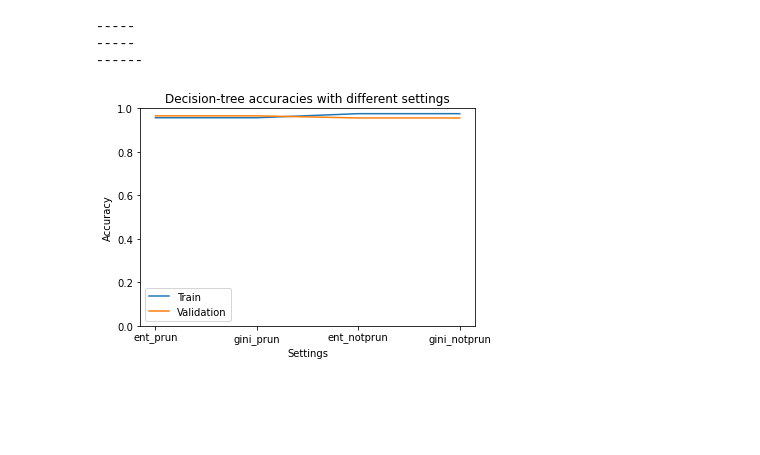
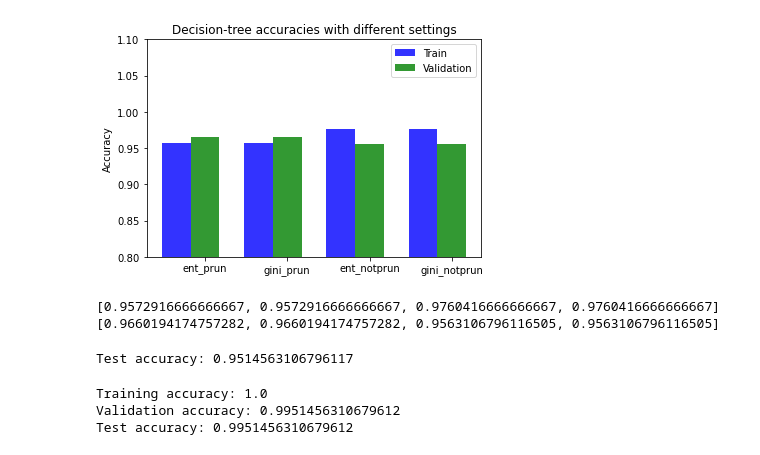
Before and after one commit to ZofieB/INF264-1, a Jupyter notebook: decision_tree.ipynb, the cells around one changed output. Saved outputs shown, nothing was run; the diff lists cells and outputs as text; code cells hidden in the pictures; blank space fills up the shorter version.

Commit message:
Update decision_tree.ipynb
Finito babuschka

```diff
--- a/decision_tree.ipynb
+++ b/decision_tree.ipynb
@@ -265,42 +269,65 @@ X_val, X_test, Y_val, Y_test = model_selection.train_test_split(X_val_test, Y_va
 
 #Train decisiontree using entropy + pruning
 tree_ent_prun = learn(X_train, Y_train, impurity_measure="entropy", pruning=True)
 val_acc_ent_prun = acc(tree_ent_prun, X_val, Y_val)
 train_acc_ent_prun = acc(tree_ent_prun, X_train, Y_train)
-print("-----")
 
 #Train decisiontree using gini + pruning
 tree_gini_prun = learn(X_train, Y_train, impurity_measure="gini", pruning=True)
 val_acc_gini_prun = acc(tree_gini_prun, X_val, Y_val)
 train_acc_gini_prun = acc(tree_gini_prun, X_train, Y_train)
-print("-----")
 
 #Train decisiontree using entropy and not pruning
 tree_ent_notprun = learn(X_train, Y_train, impurity_measure="entropy", pruning=False)
 val_acc_ent_notprun = acc(tree_ent_notprun, X_val, Y_val)
 train_acc_ent_notprun = acc(tree_ent_notprun, X_train, Y_train)
-print("------")
 
 #Train decisiontree using gini and not pruning
 tree_gini_notprun = learn(X_train, Y_train, impurity_measure="gini", pruning=False)
 val_acc_gini_notprun = acc(tree_gini_notprun, X_val, Y_val)
 train_acc_gini_notprun = acc(tree_gini_notprun, X_train, Y_train)
 
 #plot accuracies
 settings_list = ["ent_prun", "gini_prun","ent_notprun", "gini_notprun"]
 train_accuracies = [train_acc_ent_prun, train_acc_gini_prun, train_acc_ent_notprun, train_acc_gini_notprun]
 val_accuracies = [val_acc_ent_prun, val_acc_gini_prun, val_acc_ent_notprun, val_acc_gini_notprun]
-plt.plot(settings_list, train_accuracies)
-plt.plot(settings_list, val_accuracies)
-plt.ylim(0, 1)
-plt.xlabel('Settings')
+index=np.arange(4)
+bar_width=0.35
+bar1 = plt.bar(index, train_accuracies,bar_width, alpha=0.8, color="b", label="Train_acc")
+bar2 = plt.bar(index+bar_width, val_accuracies,bar_width, alpha=0.8, color="g", label="Val_acc")
+
+plt.ylim(0.8, 1.1)
+plt.xticks(index+bar_width, settings_list)
 plt.ylabel('Accuracy')
 plt.legend(['Train', 'Validation'], loc='best')
 plt.title("Decision-tree accuracies with different settings")
+plt.show()
 
-plt.show()
+print(train_accuracies)
+print(val_accuracies)
 # %% [output]
+[figure, new version]
------
------
-------
+[0.9572916666666667, 0.9572916666666667, 0.9760416666666667, 0.9760416666666667]
+[0.9660194174757282, 0.9660194174757282, 0.9563106796116505, 0.9563106796116505]
-[figure, old version]
+# %%
+#Testing
+#Choose ent_prun
+test_acc = acc(tree_ent_prun, X_test, Y_test)
+print("Test accuracy: "+str(test_acc))
+# %% [output]
+Test accuracy: 0.9514563106796117
+# %%
+#Comparison with existing implementations
+#Use Entropy but not pruning
+DecisionTree = DecisionTreeClassifier(criterion="entropy")
+DecisionTree.fit(X_train, Y_train)
+sklearn_tree_train_acc = DecisionTree.score(X_train, Y_train)
+sklearn_tree_val_acc = DecisionTree.score(X_val, Y_val)
+sklearn_tree_test_acc = DecisionTree.score(X_test, Y_test)
+print("Training accuracy: "+str(sklearn_tree_train_acc))
+print("Validation accuracy: "+str(sklearn_tree_val_acc))
+print("Test accuracy: "+str(sklearn_tree_test_acc))
+# %% [output]
+Training accuracy: 1.0
+Validation accuracy: 0.9951456310679612
+Test accuracy: 0.9951456310679612
```
Also changed, not shown: parts of 2 cells of this notebook.
